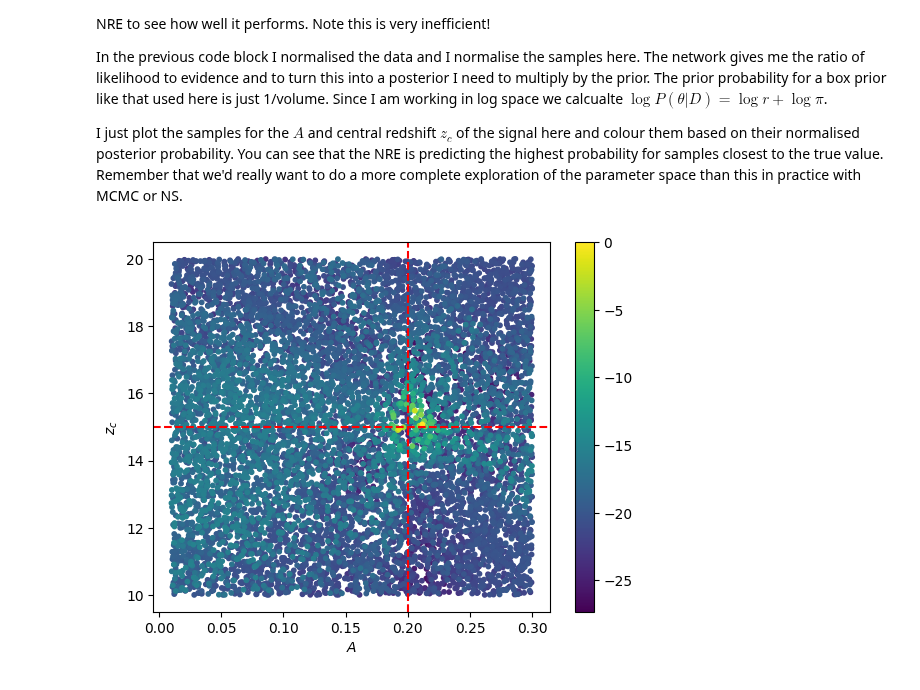
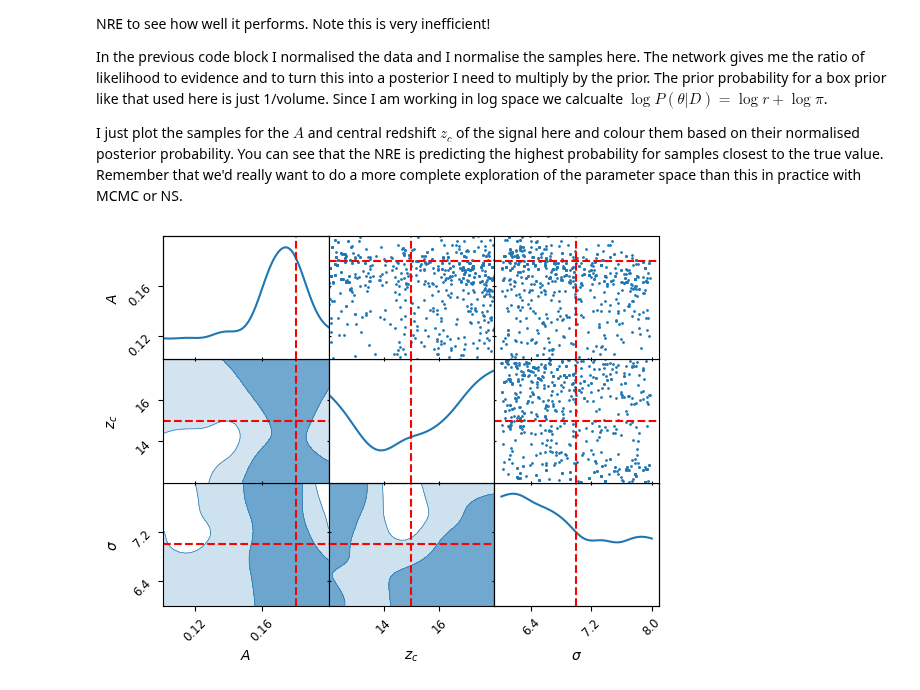
Before and after one commit to htjb/Talks, a Jupyter notebook: Lectures/mphil-lecture-examples/lecture16/nre/nre.ipynb, the cells around one changed output. Cells and saved outputs as stored; diff of their text form; code cells hidden in the pictures.

```diff
--- a/Lectures/mphil-lecture-examples/lecture16/nre/nre.ipynb
+++ b/Lectures/mphil-lecture-examples/lecture16/nre/nre.ipynb
@@ -78,7 +76,7 @@ Batch normalisation essentially normalises the hyperparaemters of the network du
 
 When we first generate a neural network tensorflow randomly assigns some values for the hyperparameters. This is why you get different answers when training the same network twice on the same data. The thing that changed is the random seed and so the initial weights are different. The kernel initialisation is a perscription for how to set the random weights and here I am using a GlorotNormal scheme which seems to work well. It is not recommended to fix the random seed instead you should really make sure that your network gives good results for any random seed.
 # %%
-optimizer = tf.keras.optimizers.legacy.Adam(
+optimizer = tf.keras.optimizers.Adam(
                 learning_rate=1e-3)
 
 model = tf.keras.models.Sequential([
@@ -243,23 +243,48 @@ In the previous code block I normalised the data and I normalise the samples her
 I just plot the samples for the $A$ and central redshift $z_c$ of the signal here and colour them based on their normalised posterior probability. You can see that the NRE is predicting the highest probability for samples closest to the true value. Remember that we'd really want to do a more complete exploration of the parameter space than this in practice with MCMC or NS.
 # %%
 
-samples = prior(10000)
+tp = [0.18, 15, 7]
+ts = gaussian(tp)
+samples = np.random.uniform([0.1, 12, 6], [0.2, 18, 8], (1000, 3)).astype(np.float32)
 norm_params = (samples - theta.mean(axis=0))/theta.std(axis=0)
 
 # logL - log Z
-r_values = __call__(true_signals, norm_params)
+r_values = __call__(ts, norm_params)
 prior_volume = np.log(1/np.prod(theta_max - theta_min))
 logP = r_values + prior_volume
 args = np.argsort(logP)
 samples = samples[args]
 logP = logP[args]
 
-cbar = plt.scatter(samples[:, 0], samples[:, 1], c=logP- logP.max(), s=10, cmap='viridis')
-plt.axvline(true_params[0], color='r', linestyle='--')
-plt.axhline(true_params[1], color='r', linestyle='--')
-plt.colorbar(cbar)
+xy = np.vstack([samples[:, 0], samples[:, 1]])
+weights = np.exp(logP - logP.max())
+weights /= weights.sum()
+
+"""kde = gaussian_kde(xy, weights=weights)
+
+x_grid = np.linspace(samples[:, 0].min(), samples[:, 0].max(), 100)
+y_grid = np.linspace(samples[:, 1].min(), samples[:, 1].max(), 100)
+X, Y = np.meshgrid(x_grid, y_grid)
+Z = kde(np.vstack([X.ravel(), Y.ravel()])).reshape(X.shape)
+
+cbar = plt.contourf(X, Y, Z, levels=20, cmap='viridis')
+plt.contour(X, Y, Z, levels=20, colors='white', alpha=0.3, linewidths=0.5)"""
+
+from anesthetic import MCMCSamples
+
+samples = MCMCSamples(samples, weights=weights,
+                      columns=['A', 'z_c', 'width'],
+                      labels={'A': r'$A$', 'z_c': r'$z_c$', 'width': r'$\sigma$'})
+samples = samples.compress()
+axes = samples.plot_2d()
+axes.axlines({'A': tp[0], 'z_c': tp[1], 'width': tp[2]},
+              color='r', linestyle='--')
+
+"""plt.axvline(tp[0], color='r', linestyle='--')
+plt.axhline(true_params[1], color='r', linestyle='--')"""
+#plt.colorbar(cbar)
 plt.xlabel(r'$A$')
 plt.ylabel(r'$z_c$')
 plt.savefig('example_posterior.png', dpi=300, bbox_inches='tight')
 # %% [output]
-[figure, old version]
+[figure, new version]
```
Also changed, not shown: parts of 3 cells of this notebook, 5 other files.
